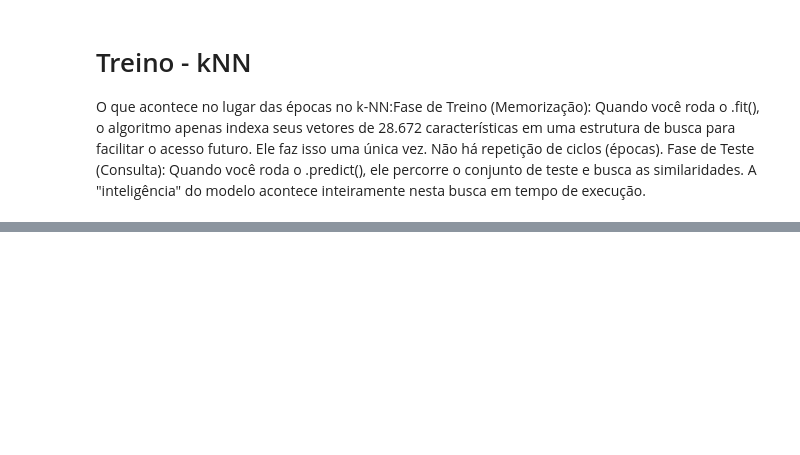
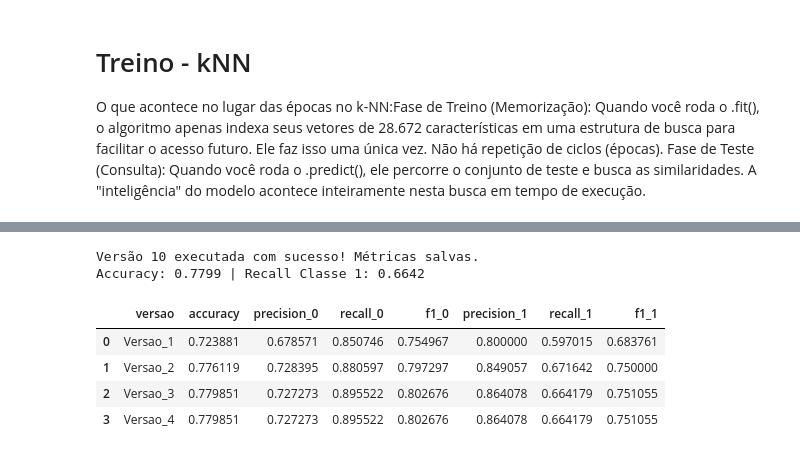
Before and after one commit to vitoriaferreirap/DeepLearning, a Jupyter notebook: MachineLearning/SistemasInteligentes/SistemasInteligentes_ClassificadorCavalos.ipynb, the cells around one changed output, grey strips where cells are left out. Drawn from its saved outputs; the diff is of its cells as text; code cells hidden in the pictures; blank space fills up the shorter version.

```diff
--- a/MachineLearning/SistemasInteligentes/SistemasInteligentes_ClassificadorCavalos.ipynb
+++ b/MachineLearning/SistemasInteligentes/SistemasInteligentes_ClassificadorCavalos.ipynb
@@ -818,0 +816,53 @@ Métricas da Versao_8 adicionadas com sucesso ao arquivo: /content/drive/MyDrive
+# %%
+import pandas as pd
+import os
+import numpy as np
+from sklearn.neighbors import KNeighborsClassifier
+from sklearn.metrics import classification_report, accuracy_score
+
+# O .ravel() garante que o formato seja 1D e o astype(int) evita erros de tipo
+y_test_clean = np.array(y_test).ravel().astype(int)
+y_pred_clean = np.array(y_pred_ajustado).ravel().astype(int)
+
+# GERAÇÃO DAS MÉTRICAS
+report = classification_report(y_test_clean, y_pred_clean, output_dict=True)
+
+# Identifica as classes presentes dinamicamente para evitar erro de chaves
+classes = sorted([c for c in report.keys() if c not in ['accuracy', 'macro avg', 'weighted avg']])
+cls_0, cls_1 = classes[0], classes[1]
+
+# SALVAMENTO NO CSV
+nova_linha = {
+    'versao': 'Versao_4',
+    'accuracy': report['accuracy'],
+    'precision_0': report[cls_0]['precision'],
+    'recall_0': report[cls_0]['recall'],
+    'f1_0': report[cls_0]['f1-score'],
+    'precision_1': report[cls_1]['precision'],
+    'recall_1': report[cls_1]['recall'],
+    'f1_1': report[cls_1]['f1-score']
+}
+
+caminho_csv = '/content/drive/MyDrive/Trabalho_SistemasInteligentes/versoes/historico_metricas.csv'
+df_novo = pd.DataFrame([nova_linha])
+
+if os.path.exists(caminho_csv):
+    df_historico = pd.read_csv(caminho_csv)
+    df_final = pd.concat([df_historico, df_novo], ignore_index=True)
+else:
+    df_final = df_novo
+
+df_final.to_csv(caminho_csv, index=False)
+print(f"Versão 10 executada com sucesso! Métricas salvas.")
+print(f"Accuracy: {report['accuracy']:.4f} | Recall Classe 1: {report[cls_1]['recall']:.4f}")
+# %% [output]
+Versão 10 executada com sucesso! Métricas salvas.
+Accuracy: 0.7799 | Recall Classe 1: 0.6642
+# %%
+display(df_final)
+# %% [output]
+|  | versao | accuracy | precision_0 | recall_0 | f1_0 | precision_1 | recall_1 | f1_1 |
+| 0 | Versao_1 | 0.723881 | 0.678571 | 0.850746 | 0.754967 | 0.800000 | 0.597015 | 0.683761 |
+| 1 | Versao_2 | 0.776119 | 0.728395 | 0.880597 | 0.797297 | 0.849057 | 0.671642 | 0.750000 |
+| 2 | Versao_3 | 0.779851 | 0.727273 | 0.895522 | 0.802676 | 0.864078 | 0.664179 | 0.751055 |
+| 3 | Versao_4 | 0.779851 | 0.727273 | 0.895522 | 0.802676 | 0.864078 | 0.664179 | 0.751055 |
```
Also changed, not shown: parts of 12 cells of this notebook.
